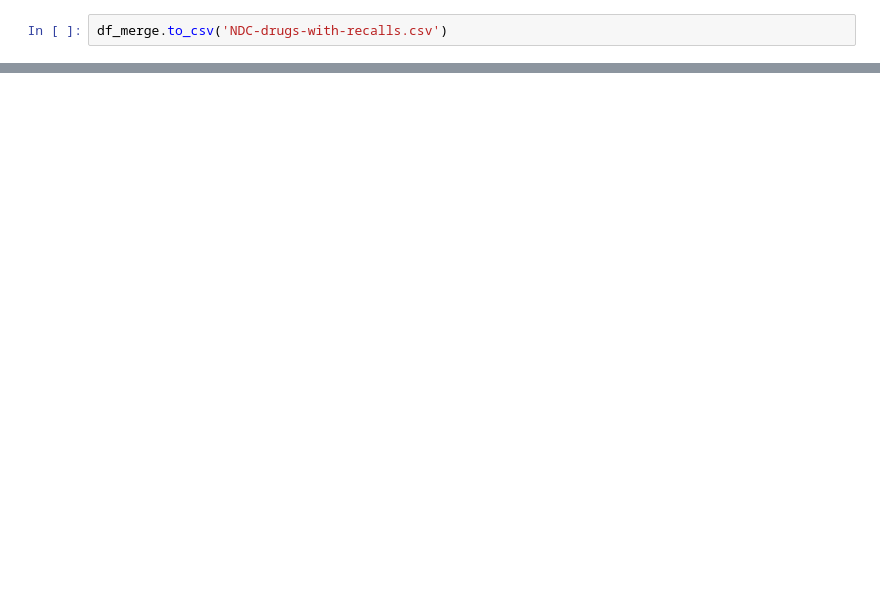
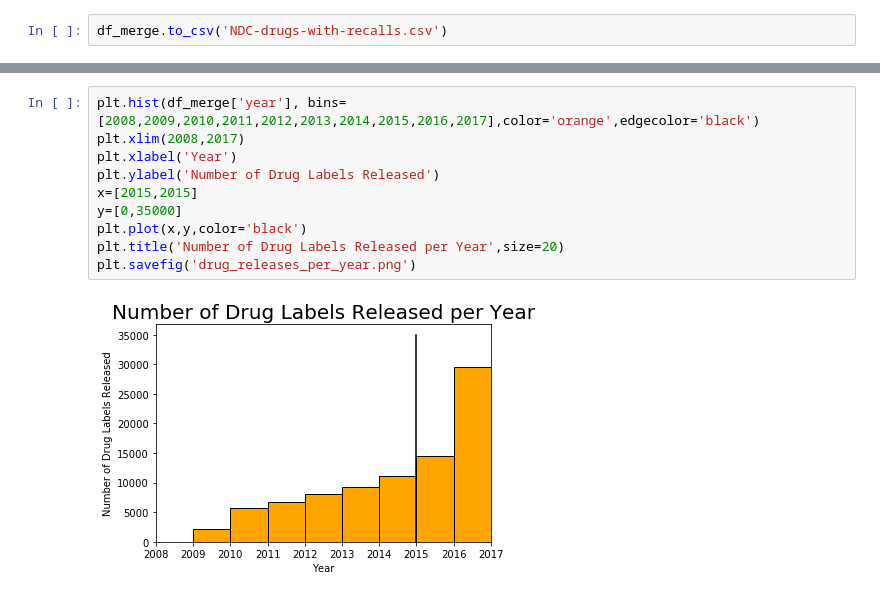
Before and after one commit to ariburian/Capstone_FDA_Recalls, a Jupyter notebook: capstone_project/datasets/labels_w_recalls.ipynb, the cells around one changed output, grey strips where cells are left out. Cells and saved outputs as stored; diff of their text form; blank space fills up the shorter version.

```diff
--- a/capstone_project/datasets/labels_w_recalls.ipynb
+++ b/capstone_project/datasets/labels_w_recalls.ipynb
@@ -410,0 +468,12 @@ df_merge.to_csv('NDC-drugs-with-recalls.csv')
+# %%
+plt.hist(df_merge['year'], bins=[2008,2009,2010,2011,2012,2013,2014,2015,2016,2017],color='orange',edgecolor='black')
+plt.xlim(2008,2017)
+plt.xlabel('Year')
+plt.ylabel('Number of Drug Labels Released')
+x=[2015,2015]
+y=[0,35000]
+plt.plot(x,y,color='black')
+plt.title('Number of Drug Labels Released per Year',size=20)
+plt.savefig('drug_releases_per_year.png')
+# %% [output]
+[figure, added]
```
Also changed, not shown: parts of 9 cells of this notebook, 5 other files.
